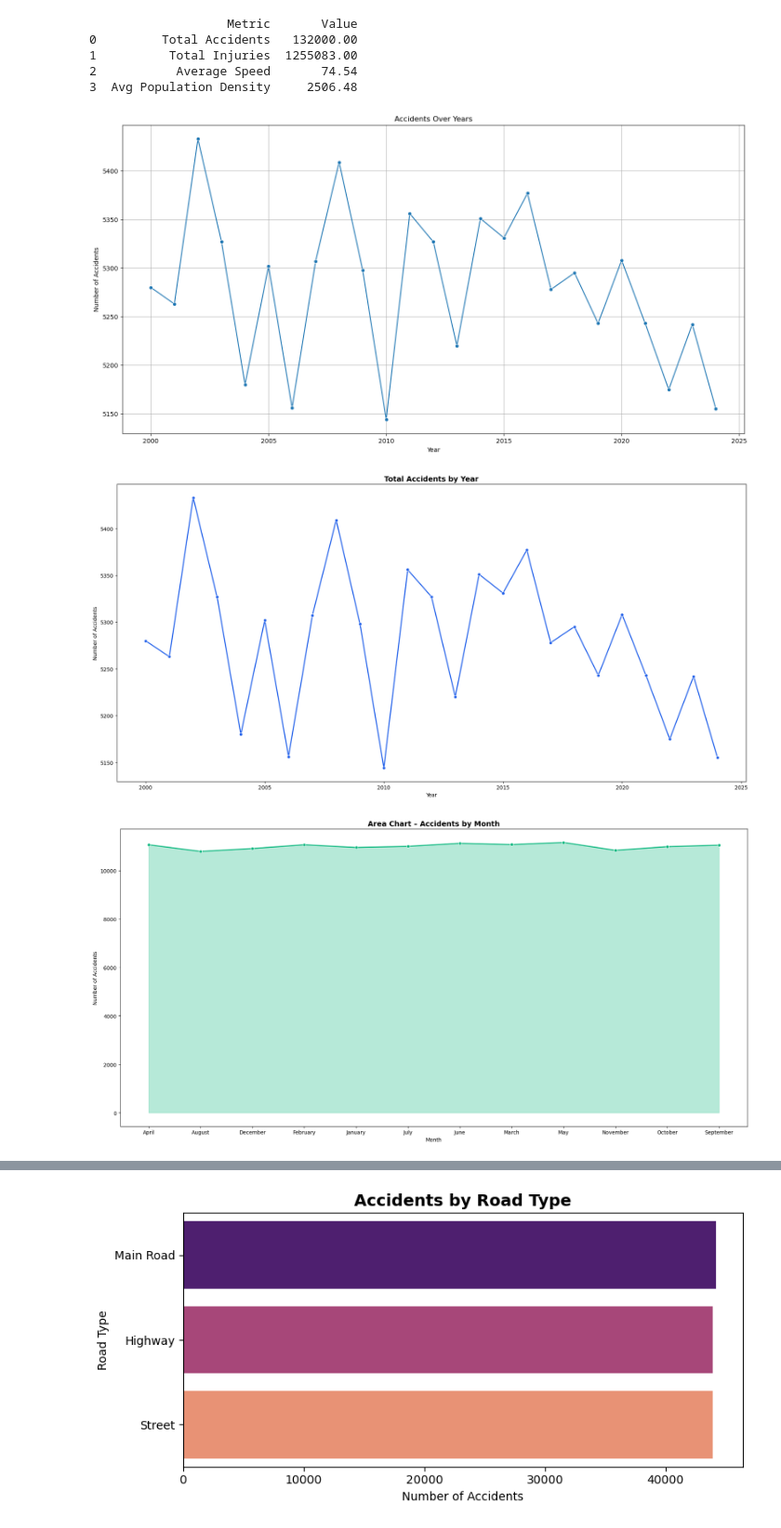
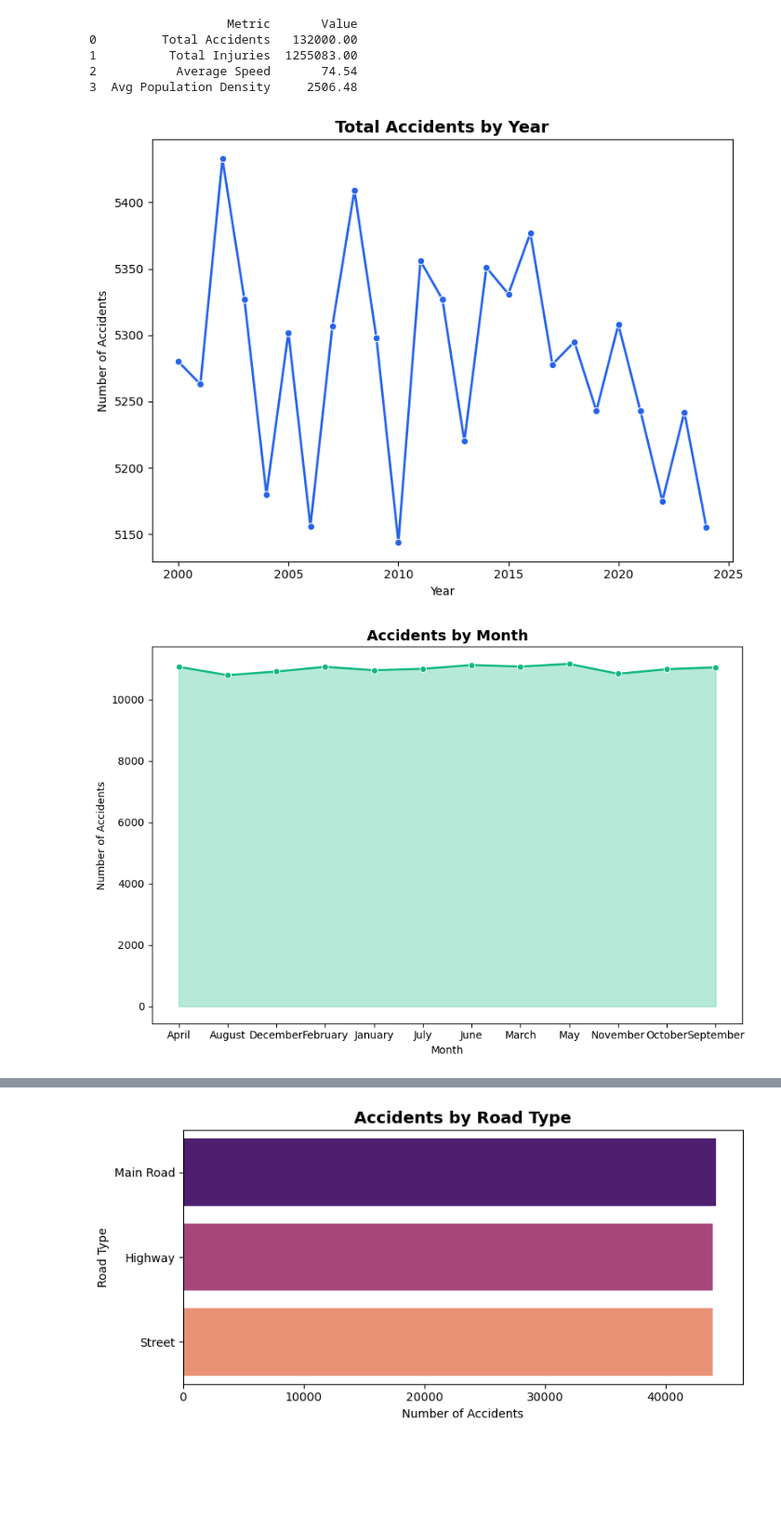
Before and after one commit to Roygautam8852/Global_Road_Accident_Analysis_Using_Python, a Jupyter notebook: global_road_accident_analysis.ipynb, the cells around one changed output, grey strips where cells are left out. Shown at 93% size. Drawn from its saved outputs; the diff is of its cells as text; code cells hidden in the pictures; blank space fills up the shorter version.

```diff
--- a/global_road_accident_analysis.ipynb
+++ b/global_road_accident_analysis.ipynb
@@ -137,45 +137,33 @@ print(cards)
 1          Total Injuries  1255083.00
 2           Average Speed       74.54
 3  Avg Population Density     2506.48
-# %%
-plt.figure(figsize=(18,9))
-yearly_accidents = df.groupby('Year').size().reset_index(name='Accidents')
-
-sns.lineplot(data=yearly_accidents, x='Year', y='Accidents', marker='o')
-plt.title("Accidents Over Years")
-plt.xlabel("Year")
-plt.ylabel("Number of Accidents")
-plt.grid(True)
-plt.show()
-# %% [output]
-[figure, removed]
 # %%
 year_counts = df["Year"].value_counts().sort_index()
 
-plt.figure(figsize=(18, 9))
+plt.figure(figsize=(8, 6))
 sns.lineplot(x=year_counts.index, y=year_counts.values,
              marker="o", linewidth=2, color="#2563EB")
 plt.title("Total Accidents by Year", fontsize=14, weight="bold")
 plt.xlabel("Year")
 plt.ylabel("Number of Accidents")
 plt.tight_layout()
 plt.show()
 plt.close()
 # %% [output]
-[figure, old version]
+[figure, new version]
 # %%
 month_counts = df["Month"].value_counts().sort_index()
 
-plt.figure(figsize=(18, 9))
+plt.figure(figsize=(9, 6))
 sns.lineplot(x=month_counts.index, y=month_counts.values,
              marker="o", linewidth=2, color="#10B981")
 plt.fill_between(month_counts.index, month_counts.values,
                  alpha=0.3, color="#10B981")
-plt.title("Area Chart – Accidents by Month", fontsize=14, weight="bold")
+plt.title("Accidents by Month", fontsize=14, weight="bold")
 plt.xlabel("Month")
 plt.ylabel("Number of Accidents")
 plt.tight_layout()
 plt.show()
 # %% [output]
-[figure, old version]
+[figure, new version]
 # %%
```
Also changed, not shown: parts of 11 cells of this notebook, 3 other files.
